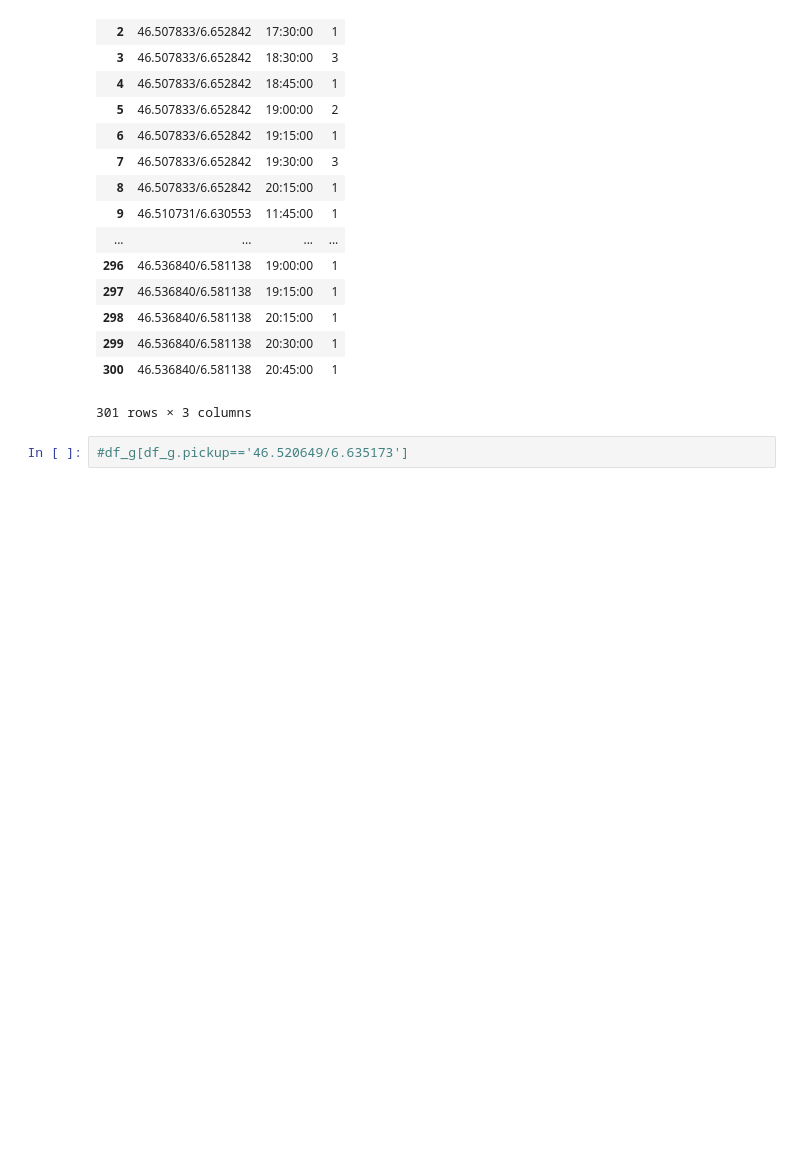
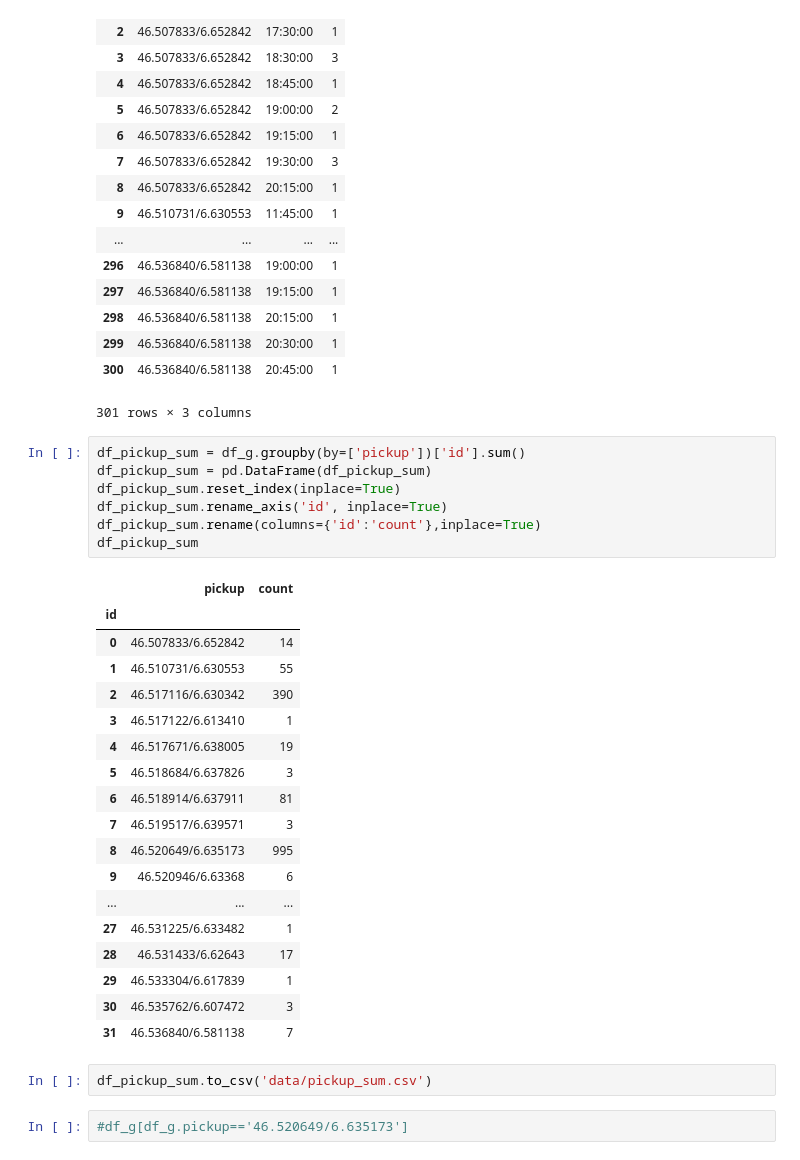
Before and after one commit to lbasseto/dataviz-smood-public, a Jupyter notebook: Time_Groups.ipynb, the cells around one changed output. Cells and saved outputs as stored; diff of their text form; blank space fills up the shorter version.

```diff
--- a/Time_Groups.ipynb
+++ b/Time_Groups.ipynb
@@ -175,6 +238,34 @@ df_g
 | 299 | 46.536840/6.581138 | 20:30:00 | 1 |
 | 300 | 46.536840/6.581138 | 20:45:00 | 1 |
 301 rows × 3 columns
+# %%
+df_pickup_sum = df_g.groupby(by=['pickup'])['id'].sum()
+df_pickup_sum = pd.DataFrame(df_pickup_sum)
+df_pickup_sum.reset_index(inplace=True)
+df_pickup_sum.rename_axis('id', inplace=True)
+df_pickup_sum.rename(columns={'id':'count'},inplace=True)
+df_pickup_sum
+# %% [output]
+|  | pickup | count |
+| id |  |  |
+| 0 | 46.507833/6.652842 | 14 |
+| 1 | 46.510731/6.630553 | 55 |
+| 2 | 46.517116/6.630342 | 390 |
+| 3 | 46.517122/6.613410 | 1 |
+| 4 | 46.517671/6.638005 | 19 |
+| 5 | 46.518684/6.637826 | 3 |
+| 6 | 46.518914/6.637911 | 81 |
+| 7 | 46.519517/6.639571 | 3 |
+| 8 | 46.520649/6.635173 | 995 |
+| 9 | 46.520946/6.63368 | 6 |
+| ... | ... | ... |
+| 27 | 46.531225/6.633482 | 1 |
+| 28 | 46.531433/6.62643 | 17 |
+| 29 | 46.533304/6.617839 | 1 |
+| 30 | 46.535762/6.607472 | 3 |
+| 31 | 46.536840/6.581138 | 7 |
+# %%
+df_pickup_sum.to_csv('data/pickup_sum.csv')
 # %%
 #df_g[df_g.pickup=='46.520649/6.635173']
 # %%
```
Also changed, not shown: parts of 14 cells of this notebook, 6 other files.
